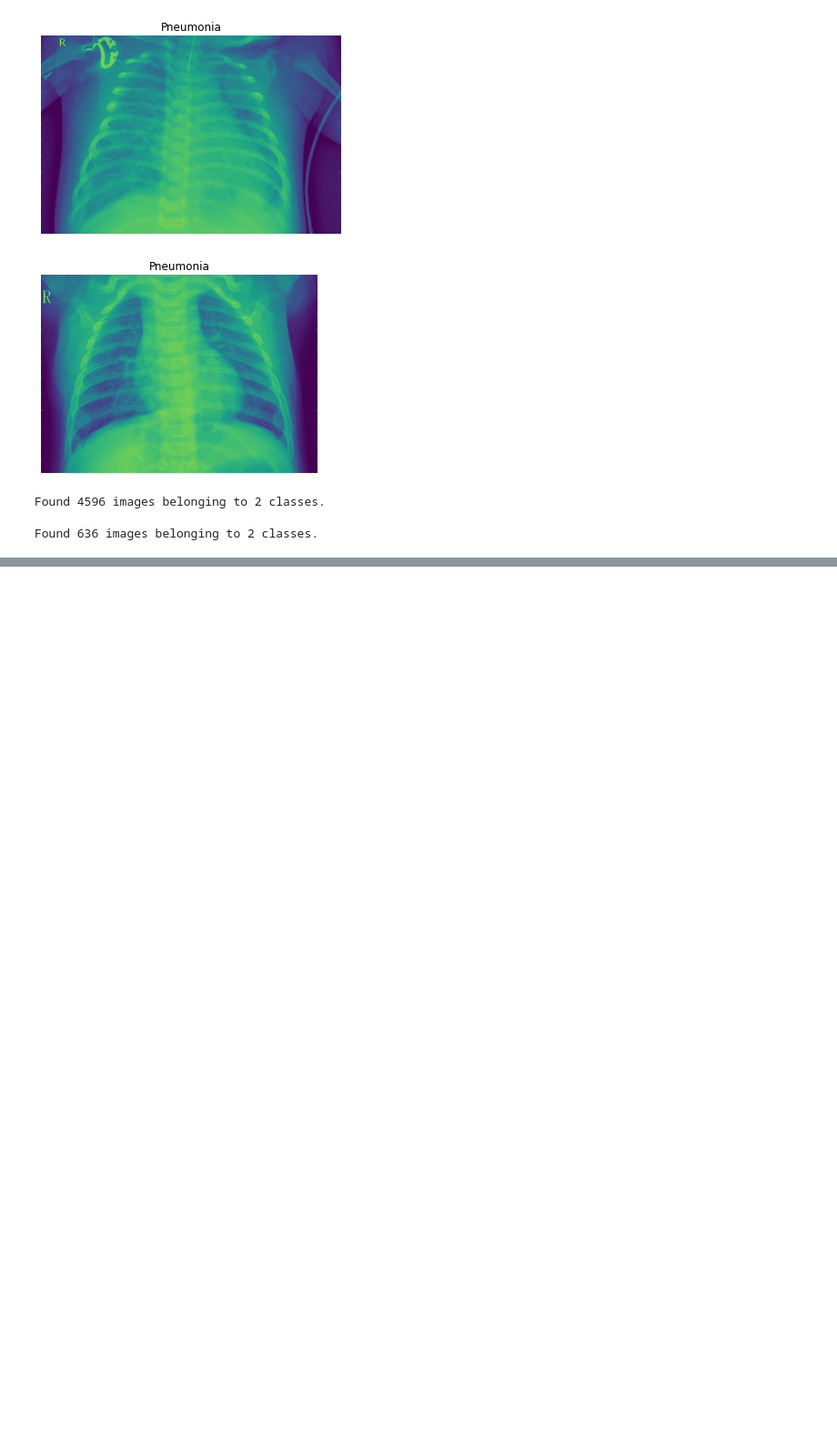
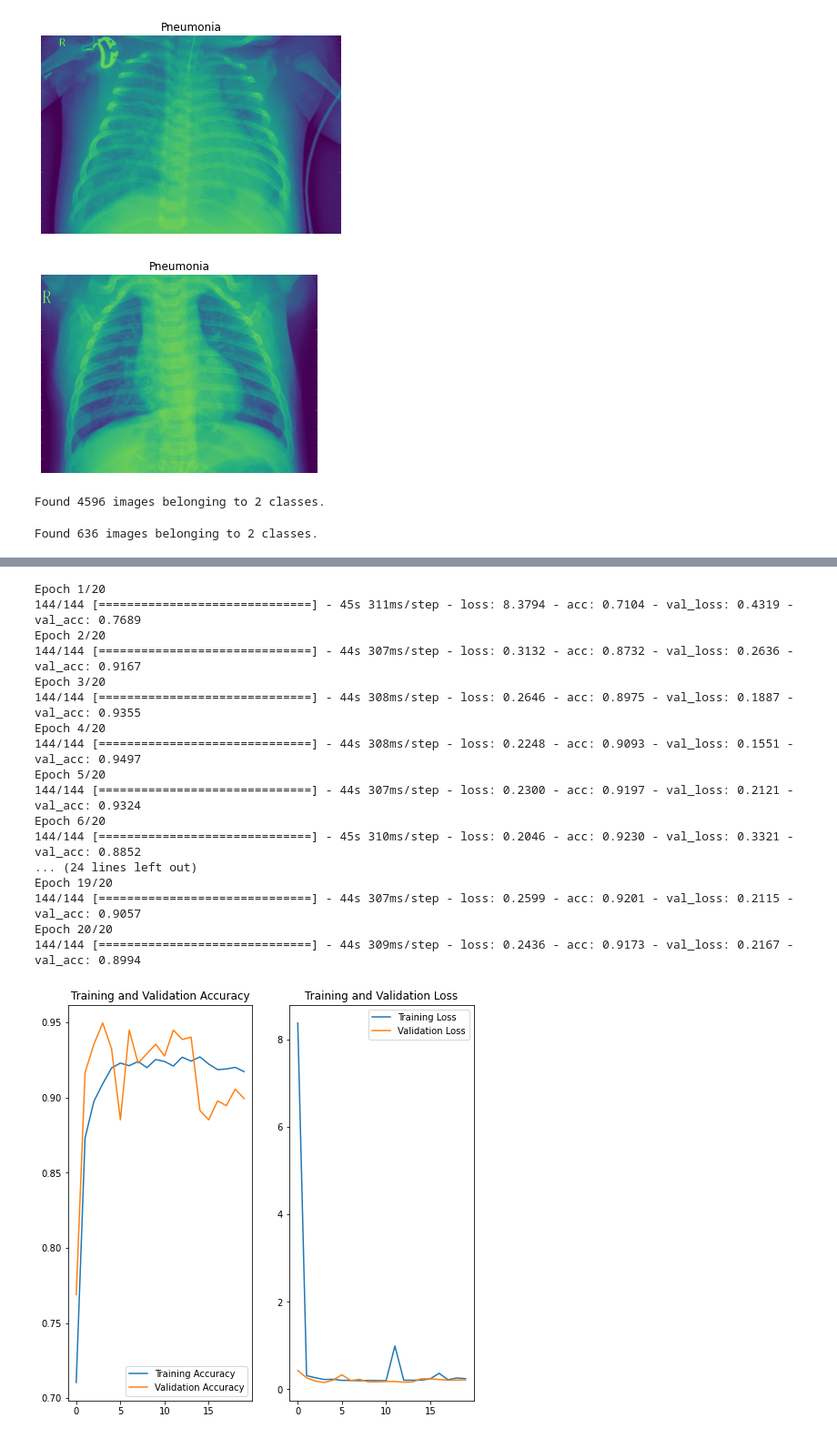
Before and after one commit to ChristosMaglaras/Image-Classification-Chest-X-Ray-analysis-to-predict-presence-of-Lung-Pathologies, a Jupyter notebook: notebooks/christos.ipynb, the cells around one changed output, grey strips where cells are left out. Shown at 91% size. Cells and saved outputs as stored; diff of their text form; code cells hidden in the pictures; blank space fills up the shorter version.

```diff
--- a/notebooks/christos.ipynb
+++ b/notebooks/christos.ipynb
@@ -181,0 +297,77 @@ Function call stack:
+# %%
+model=tf.keras.Sequential([
+    tf.keras.layers.Conv2D(32,(3,3),input_shape=(96,96,3),activation = 'swish'),
+    tf.keras.layers.MaxPooling2D(2,2),
+
+    tf.keras.layers.Conv2D(64,(3,3), activation = 'swish'),
+    tf.keras.layers.MaxPooling2D(2,2),
+    tf.keras.layers.Dropout(0.2),
+
+    tf.keras.layers.Conv2D(128,(3,3), activation = 'swish'),
+    tf.keras.layers.MaxPooling2D(2,2),
+    tf.keras.layers.Dropout(0.2),
+
+    tf.keras.layers.Conv2D(256,(3,3), activation = 'swish'),
+    tf.keras.layers.MaxPooling2D(2,2),
+
+    tf.keras.layers.Flatten(),
+    tf.keras.layers.Dropout(0.2),
+    tf.keras.layers.Dense(256,activation = 'swish'),
+    tf.keras.layers.Dense(1,activation   = 'sigmoid')
+])
+
+model.compile(optimizer = tf.keras.optimizers.RMSprop(lr      = 0.001,
+                                                      rho     = 0.90,
+                                                      epsilon = 1e-08,
+                                                      decay   = 0.0),
+              loss = 'binary_crossentropy',
+              metrics = ['acc'])
+
+with tf.device('/device:GPU:0'):
+    history = model.fit(train_generator,
+            validation_data = val_generator,
+            epochs = 20,
+            batch_size = 64,
+            verbose = 1,
+            )
+
+acc = history.history['acc']
+val_acc = history.history['val_acc']
+
+loss=history.history['loss']
+val_loss=history.history['val_loss']
+epochs = 20
+epochs_range = range(epochs)
+
+plt.figure(figsize=(8, 8))
+plt.subplot(1, 2, 1)
+plt.plot(epochs_range, acc, label='Training Accuracy')
+plt.plot(epochs_range, val_acc, label='Validation Accuracy')
+plt.legend(loc='lower right')
+plt.title('Training and Validation Accuracy')
+
+plt.subplot(1, 2, 2)
+plt.plot(epochs_range, loss, label='Training Loss')
+plt.plot(epochs_range, val_loss, label='Validation Loss')
+plt.legend(loc='upper right')
+plt.title('Training and Validation Loss')
+plt.show()
+# %% [output]
+Epoch 1/20
+144/144 [==============================] - 45s 311ms/step - loss: 8.3794 - acc: 0.7104 - val_loss: 0.4319 - val_acc: 0.7689
+Epoch 2/20
+144/144 [==============================] - 44s 307ms/step - loss: 0.3132 - acc: 0.8732 - val_loss: 0.2636 - val_acc: 0.9167
+Epoch 3/20
+144/144 [==============================] - 44s 308ms/step - loss: 0.2646 - acc: 0.8975 - val_loss: 0.1887 - val_acc: 0.9355
+Epoch 4/20
+144/144 [==============================] - 44s 308ms/step - loss: 0.2248 - acc: 0.9093 - val_loss: 0.1551 - val_acc: 0.9497
+Epoch 5/20
+144/144 [==============================] - 44s 307ms/step - loss: 0.2300 - acc: 0.9197 - val_loss: 0.2121 - val_acc: 0.9324
+Epoch 6/20
+144/144 [==============================] - 45s 310ms/step - loss: 0.2046 - acc: 0.9230 - val_loss: 0.3321 - val_acc: 0.8852
+... (24 lines left out)
+Epoch 19/20
+144/144 [==============================] - 44s 307ms/step - loss: 0.2599 - acc: 0.9201 - val_loss: 0.2115 - val_acc: 0.9057
+Epoch 20/20
+144/144 [==============================] - 44s 309ms/step - loss: 0.2436 - acc: 0.9173 - val_loss: 0.2167 - val_acc: 0.8994
+[figure, added]
```
Also changed, not shown: parts of 36 cells of this notebook.
